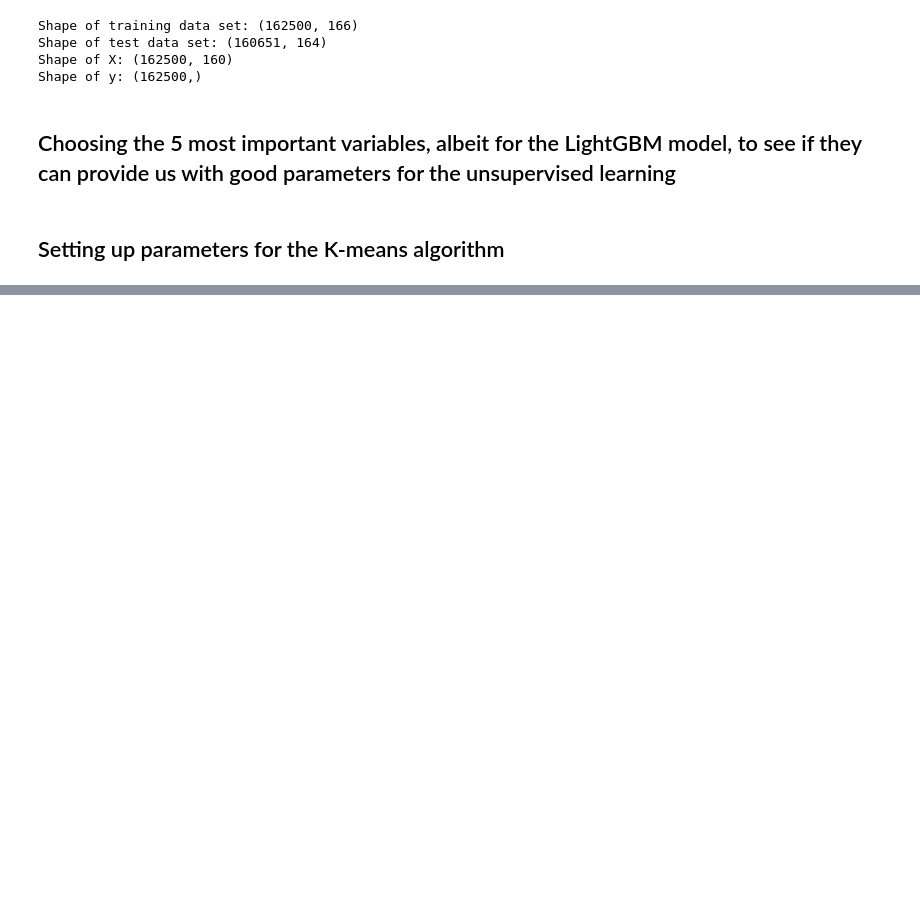
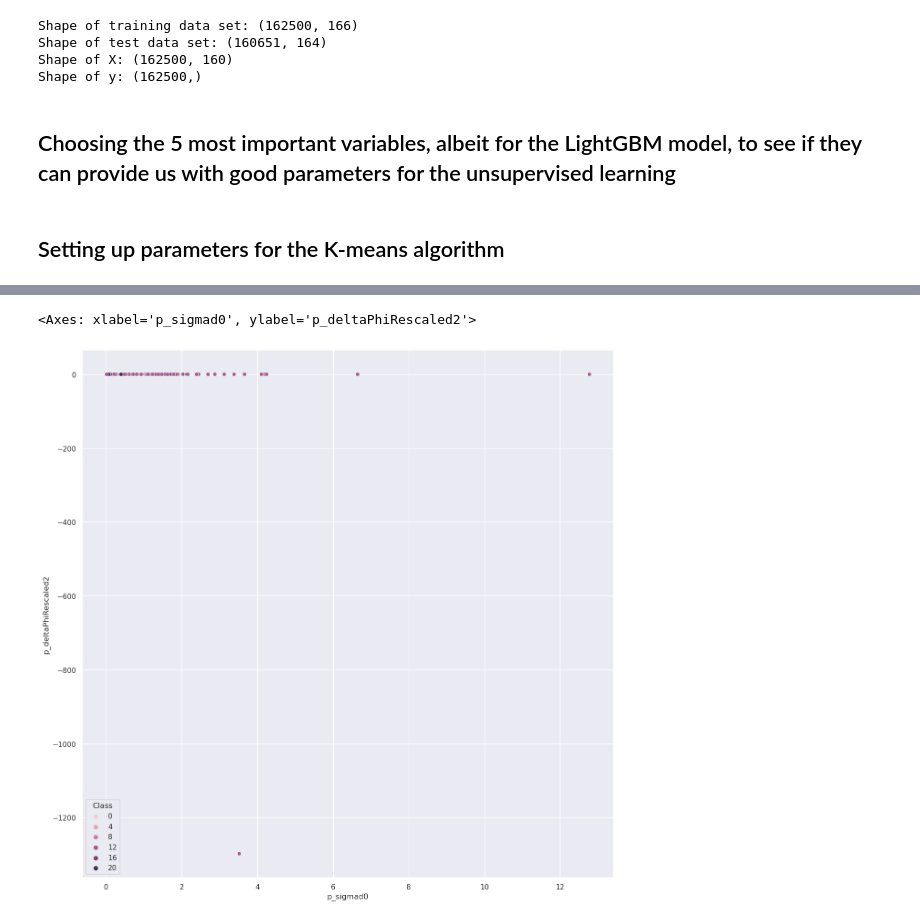
Before and after one commit to Nihilol/AppliedML2023, a Jupyter notebook: InitialProject/solutions/Solution 1: Clustering.ipynb, the cells around one changed output, grey strips where cells are left out. Drawn from its saved outputs; the diff is of its cells as text; code cells hidden in the pictures; blank space fills up the shorter version.

```diff
--- a/InitialProject/solutions/Solution 1: Clustering.ipynb
+++ b/InitialProject/solutions/Solution 1: Clustering.ipynb
@@ -96,0 +152,5 @@ The amount of classes that have selected non-electrons are:  18  out of 24
+# %%
+sns.scatterplot(data=X_trimmed_electron, x=five_best_features[2], y=five_best_features[3], hue='Class')
+# %% [output]
+<Axes: xlabel='p_sigmad0', ylabel='p_deltaPhiRescaled2'>
+[figure, added]
```
Also changed, not shown: parts of 6 cells of this notebook, 4 other files.
